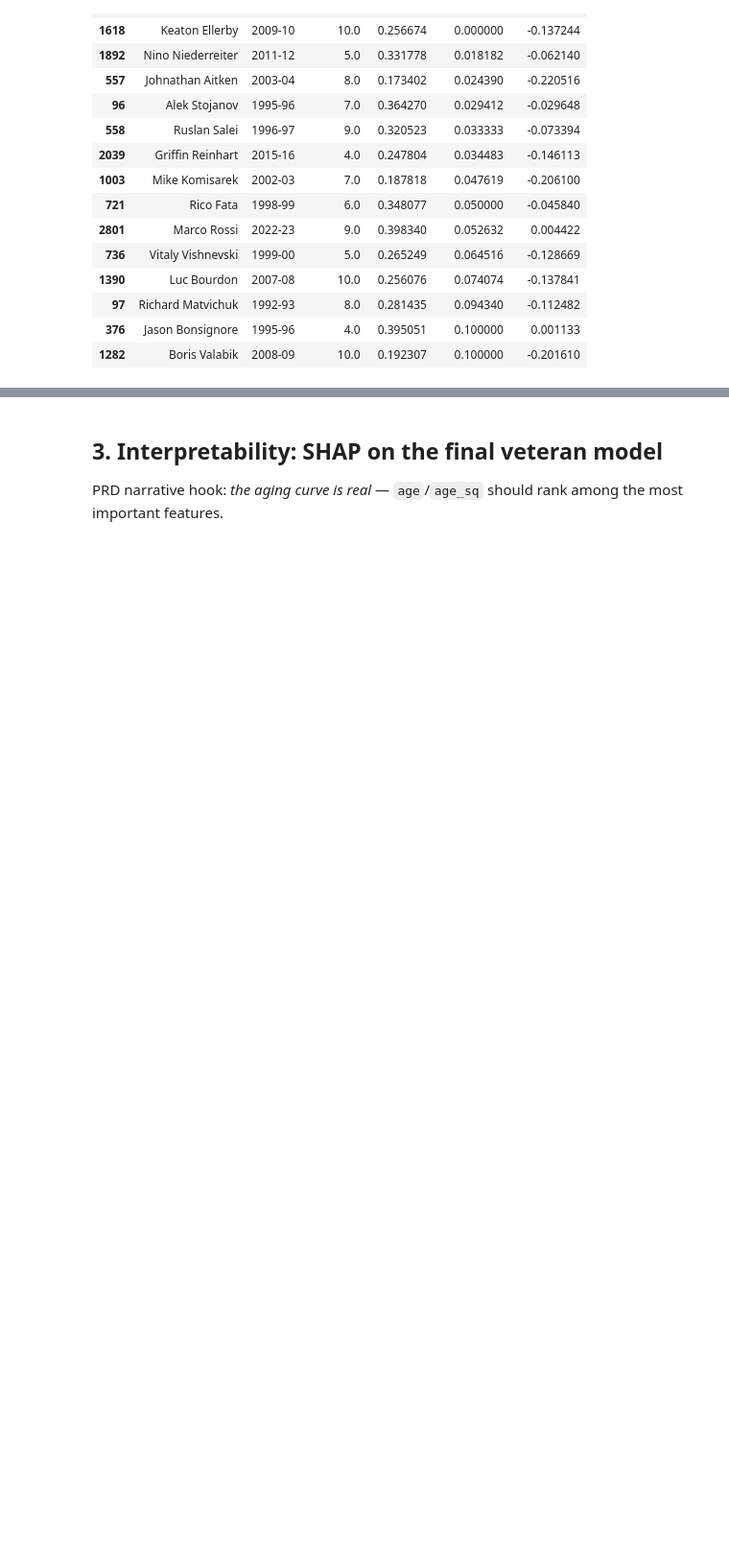
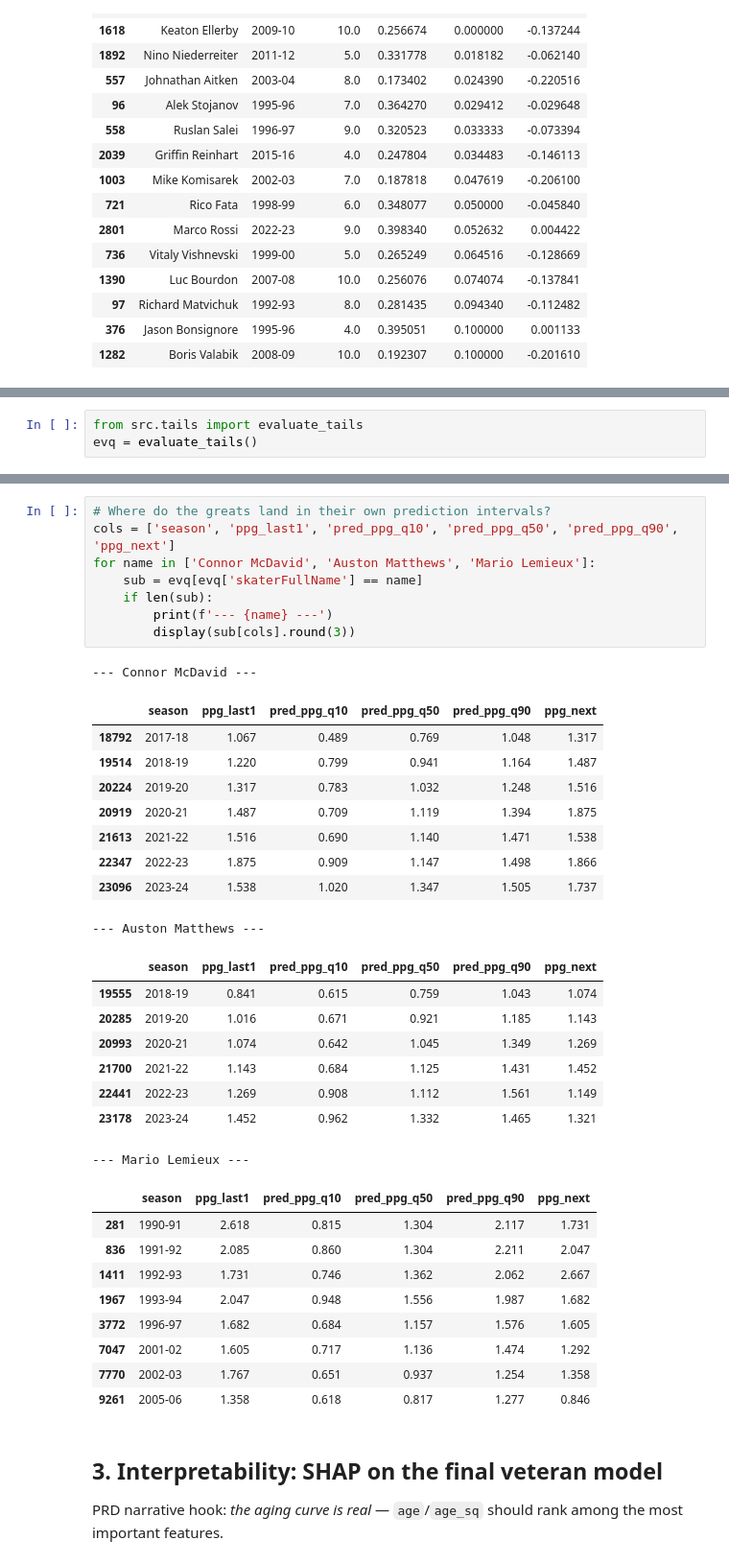
Before and after one commit to jverene/hockeypredictor, a Jupyter notebook: notebooks/eval.ipynb, the cells around one changed output, grey strips where cells are left out. Shown at 96% size. Drawn from its saved outputs; the diff is of its cells as text; blank space fills up the shorter version.

Commit message:
feat: tail predictions — quantile eval, interval band in app, docs

```diff
--- a/notebooks/eval.ipynb
+++ b/notebooks/eval.ipynb
@@ -240,0 +249,3 @@ Top busts (top-10 pick, lowest actual):
+# %%
+from src.tails import evaluate_tails
+evq = evaluate_tails()
@@ -241,3 +273,39 @@ Top busts (top-10 pick, lowest actual):
+# %%
+# Where do the greats land in their own prediction intervals?
+cols = ['season', 'ppg_last1', 'pred_ppg_q10', 'pred_ppg_q50', 'pred_ppg_q90', 'ppg_next']
+for name in ['Connor McDavid', 'Auston Matthews', 'Mario Lemieux']:
+    sub = evq[evq['skaterFullName'] == name]
+    if len(sub):
+        print(f'--- {name} ---')
+        display(sub[cols].round(3))
+# %% [output]
+--- Connor McDavid ---
+|  | season | ppg_last1 | pred_ppg_q10 | pred_ppg_q50 | pred_ppg_q90 | ppg_next |
+| 18792 | 2017-18 | 1.067 | 0.489 | 0.769 | 1.048 | 1.317 |
+| 19514 | 2018-19 | 1.220 | 0.799 | 0.941 | 1.164 | 1.487 |
+| 20224 | 2019-20 | 1.317 | 0.783 | 1.032 | 1.248 | 1.516 |
+| 20919 | 2020-21 | 1.487 | 0.709 | 1.119 | 1.394 | 1.875 |
+| 21613 | 2021-22 | 1.516 | 0.690 | 1.140 | 1.471 | 1.538 |
+| 22347 | 2022-23 | 1.875 | 0.909 | 1.147 | 1.498 | 1.866 |
+| 23096 | 2023-24 | 1.538 | 1.020 | 1.347 | 1.505 | 1.737 |
+--- Auston Matthews ---
+|  | season | ppg_last1 | pred_ppg_q10 | pred_ppg_q50 | pred_ppg_q90 | ppg_next |
+| 19555 | 2018-19 | 0.841 | 0.615 | 0.759 | 1.043 | 1.074 |
+| 20285 | 2019-20 | 1.016 | 0.671 | 0.921 | 1.185 | 1.143 |
+| 20993 | 2020-21 | 1.074 | 0.642 | 1.045 | 1.349 | 1.269 |
+| 21700 | 2021-22 | 1.143 | 0.684 | 1.125 | 1.431 | 1.452 |
+| 22441 | 2022-23 | 1.269 | 0.908 | 1.112 | 1.561 | 1.149 |
+| 23178 | 2023-24 | 1.452 | 0.962 | 1.332 | 1.465 | 1.321 |
+--- Mario Lemieux ---
+|  | season | ppg_last1 | pred_ppg_q10 | pred_ppg_q50 | pred_ppg_q90 | ppg_next |
+| 281 | 1990-91 | 2.618 | 0.815 | 1.304 | 2.117 | 1.731 |
+| 836 | 1991-92 | 2.085 | 0.860 | 1.304 | 2.211 | 2.047 |
+| 1411 | 1992-93 | 1.731 | 0.746 | 1.362 | 2.062 | 2.667 |
+| 1967 | 1993-94 | 2.047 | 0.948 | 1.556 | 1.987 | 1.682 |
+| 3772 | 1996-97 | 1.682 | 0.684 | 1.157 | 1.576 | 1.605 |
+| 7047 | 2001-02 | 1.605 | 0.717 | 1.136 | 1.474 | 1.292 |
+| 7770 | 2002-03 | 1.767 | 0.651 | 0.937 | 1.254 | 1.358 |
+| 9261 | 2005-06 | 1.358 | 0.618 | 0.817 | 1.277 | 0.846 |
 # %% [markdown]
 ## 3. Interpretability: SHAP on the final veteran model
 
```
Also changed, not shown: parts of 3 cells of this notebook, 5 other files.
